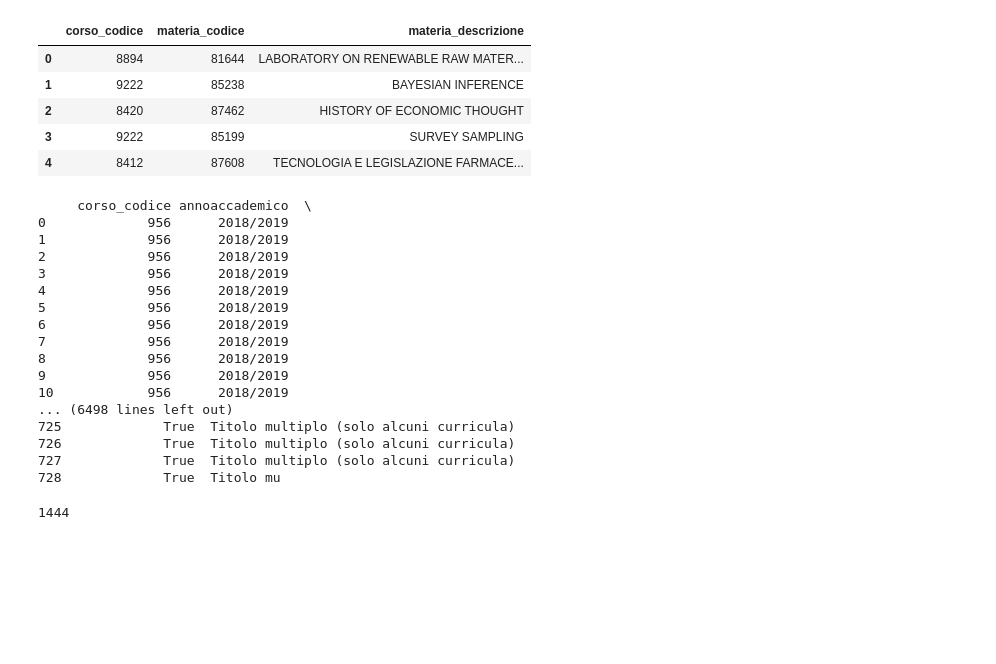
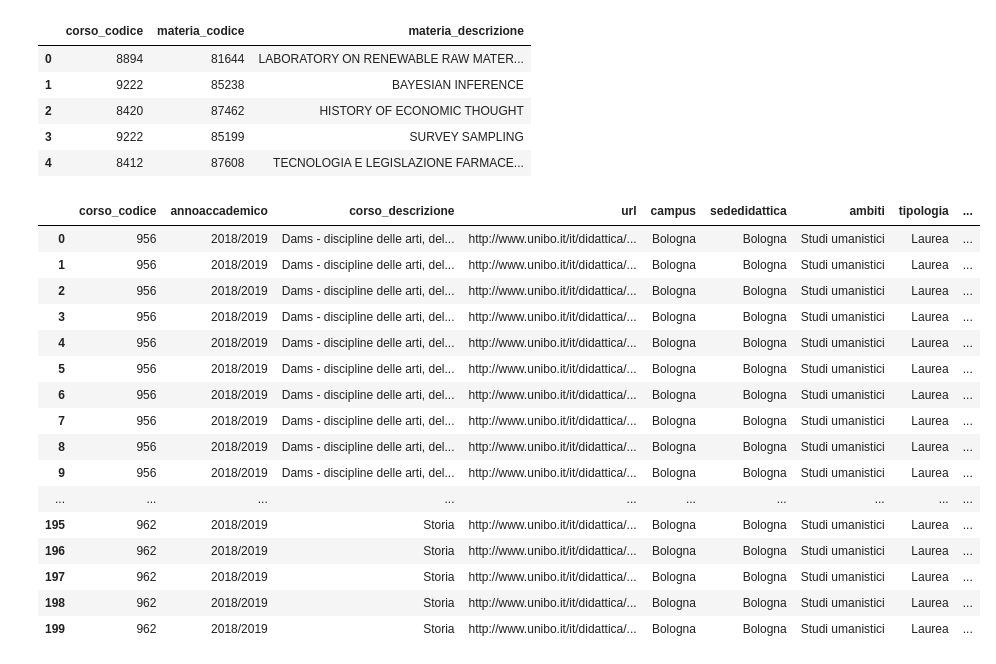
Before and after one commit to alicebordignon/UniOn, a Jupyter notebook: Data_Collection.ipynb, the cells around one changed output. Saved outputs shown, nothing was run; the diff lists cells and outputs as text; code cells hidden in the pictures; blank space fills up the shorter version.

```diff
--- a/Data_Collection.ipynb
+++ b/Data_Collection.ipynb
@@ -65,28 +65,28 @@ dataCourse.head()
 # %%
 dataHumanitiesDegree["corso_codice"] = dataHumanitiesDegree["corso_codice"].astype(str)
 dataCourse["corso_codice"] = dataCourse["corso_codice"].astype(str)
-FinalData = pd.merge(dataHumanitiesDegree, dataCourse, on="corso_codice", how="left")
+data = pd.merge(dataHumanitiesDegree, dataCourse, on="corso_codice", how="left")
 # %%
-FinalData["Italian University"] = "University of Bologna"
+data["Italian University"] = "University of Bologna"
 # %%
-FinalData.to_pickle("00_final_Data.pickle")
+data.to_pickle("00_data.pickle")
 pd.set_option("display.max_rows", None)
-FinalData.head(1446)
+data.head(200)
 # %% [output]
-     corso_codice annoaccademico  \
-0             956      2018/2019
-1             956      2018/2019
-2             956      2018/2019
-3             956      2018/2019
-4             956      2018/2019
-5             956      2018/2019
-6             956      2018/2019
-7             956      2018/2019
-8             956      2018/2019
-9             956      2018/2019
-10            956      2018/2019
-... (6498 lines left out)
-725             True  Titolo multiplo (solo alcuni curricula)
-726             True  Titolo multiplo (solo alcuni curricula)
-727             True  Titolo multiplo (solo alcuni curricula)
-728             True  Titolo mu
+|  | corso_codice | annoaccademico | corso_descrizione | url | campus | sededidattica | ambiti | tipologia | ... |
+| 0 | 956 | 2018/2019 | Dams - discipline delle arti, del... | http://www.unibo.it/it/didattica/... | Bologna | Bologna | Studi umanistici | Laurea | ... |
+| 1 | 956 | 2018/2019 | Dams - discipline delle arti, del... | http://www.unibo.it/it/didattica/... | Bologna | Bologna | Studi umanistici | Laurea | ... |
+| 2 | 956 | 2018/2019 | Dams - discipline delle arti, del... | http://www.unibo.it/it/didattica/... | Bologna | Bologna | Studi umanistici | Laurea | ... |
+| 3 | 956 | 2018/2019 | Dams - discipline delle arti, del... | http://www.unibo.it/it/didattica/... | Bologna | Bologna | Studi umanistici | Laurea | ... |
+| 4 | 956 | 2018/2019 | Dams - discipline delle arti, del... | http://www.unibo.it/it/didattica/... | Bologna | Bologna | Studi umanistici | Laurea | ... |
+| 5 | 956 | 2018/2019 | Dams - discipline delle arti, del... | http://www.unibo.it/it/didattica/... | Bologna | Bologna | Studi umanistici | Laurea | ... |
+| 6 | 956 | 2018/2019 | Dams - discipline delle arti, del... | http://www.unibo.it/it/didattica/... | Bologna | Bologna | Studi umanistici | Laurea | ... |
+| 7 | 956 | 2018/2019 | Dams - discipline delle arti, del... | http://www.unibo.it/it/didattica/... | Bologna | Bologna | Studi umanistici | Laurea | ... |
+| 8 | 956 | 2018/2019 | Dams - discipline delle arti, del... | http://www.unibo.it/it/didattica/... | Bologna | Bologna | Studi umanistici | Laurea | ... |
+| 9 | 956 | 2018/2019 | Dams - discipline delle arti, del... | http://www.unibo.it/it/didattica/... | Bologna | Bologna | Studi umanistici | Laurea | ... |
+| ... | ... | ... | ... | ... | ... | ... | ... | ... | ... |
+| 195 | 962 | 2018/2019 | Storia | http://www.unibo.it/it/didattica/... | Bologna | Bologna | Studi umanistici | Laurea | ... |
+| 196 | 962 | 2018/2019 | Storia | http://www.unibo.it/it/didattica/... | Bologna | Bologna | Studi umanistici | Laurea | ... |
+| 197 | 962 | 2018/2019 | Storia | http://www.unibo.it/it/didattica/... | Bologna | Bologna | Studi umanistici | Laurea | ... |
+| 198 | 962 | 2018/2019 | Storia | http://www.unibo.it/it/didattica/... | Bologna | Bologna | Studi umanistici | Laurea | ... |
+| 199 | 962 | 2018/2019 | Storia | http://www.unibo.it/it/didattica/... | Bologna | Bologna | Studi umanistici | Laurea | ... |
@@ -95,4 +92,0 @@ FinalData["Italian University"] = "University of Bologna"
-# %%
-len(FinalData)
-# %% [output]
-1444
```
Also changed, not shown: parts of 6 cells of this notebook, 3 other files.
